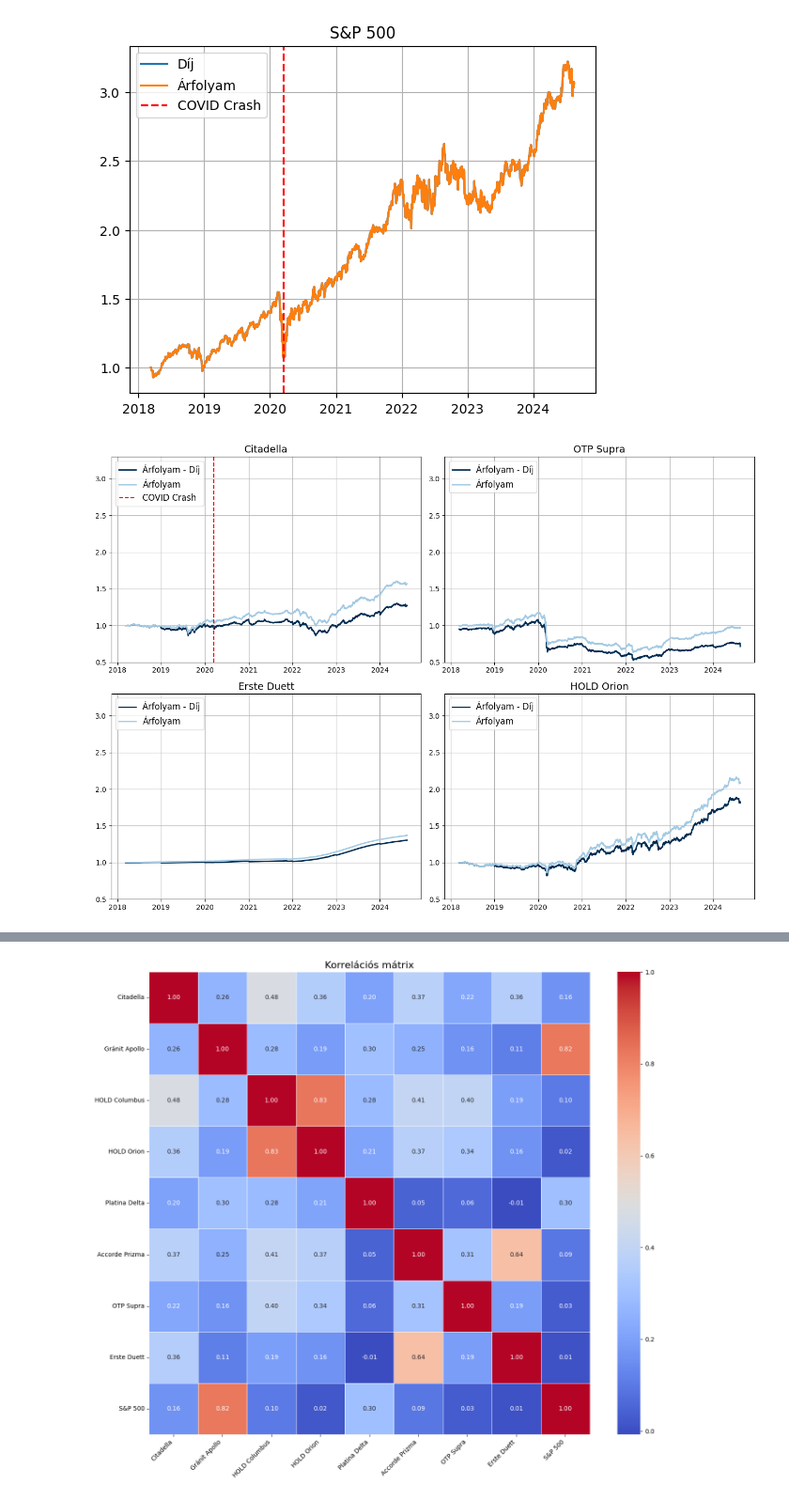
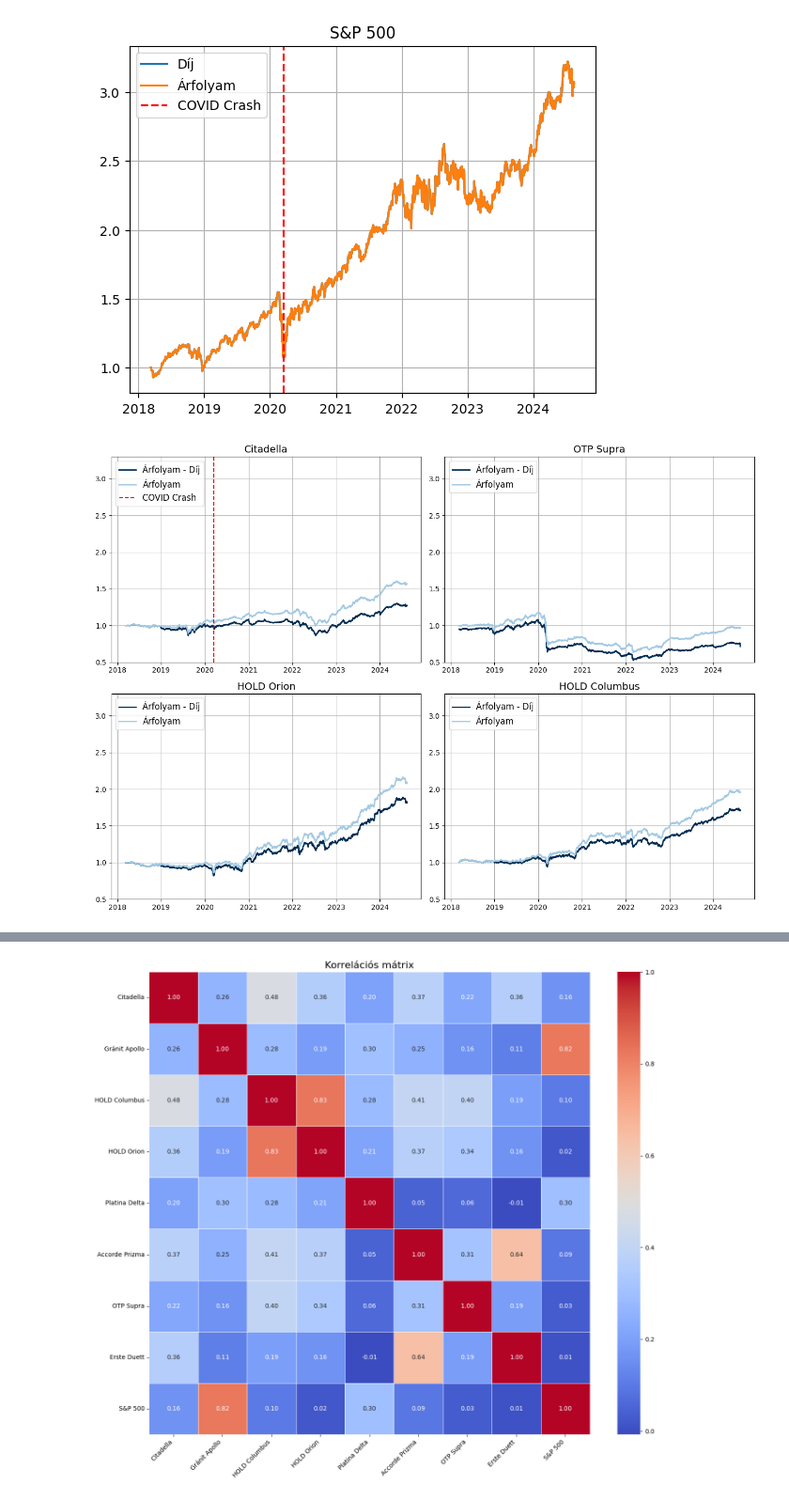
Before and after one commit to hakatiki/ETI-blog, a Jupyter notebook: content/blog/Befalapok/analysis-with-fees.ipynb, the cells around one changed output, grey strips where cells are left out. Shown at 94% size. Drawn from its saved outputs; the diff is of its cells as text; code cells hidden in the pictures.

```diff
--- a/content/blog/Befalapok/analysis-with-fees.ipynb
+++ b/content/blog/Befalapok/analysis-with-fees.ipynb
@@ -291,33 +291,33 @@ for col in df_fee.columns:
 # %%
 colors = {
     "Blue-20%": "#D1E4F1",
     "Blue-40%": "#A3CAE3",
     "Blue-80%": "#4695C8",
     "Blue": "#187ABA",
     "Navy-20%": "#CCD5DC",
     "Navy-40%": "#99AAB9",
     "Navy-80%": "#335574",
     "Navy": "#002B51"
 }
 fig, axs = plt.subplots(2, 2, figsize=(14, 10))
 axs = axs.flatten()
-for i, col in enumerate(['Citadella', 'OTP Supra', 'Erste Duett', 'HOLD Orion']):
+for i, col in enumerate(['Citadella', 'OTP Supra','HOLD Orion','HOLD Columbus' ]):
     axs[i].plot(pd.to_datetime(df_fee.index), df_fee[col], label='Árfolyam - Díj', color=colors["Navy"], linestyle='-', linewidth=2)
     axs[i].plot(pd.to_datetime(df.index), df[col], label='Árfolyam', color=colors["Blue-40%"], linestyle='-', linewidth=2)
     axs[i].set_title(col, fontsize=14)
     if col == "Citadella":
         axs[i].axvline(pd.to_datetime('2020-03-16'), color='red', linestyle='--', label='COVID Crash')
 
     axs[i].legend(loc='upper left', fontsize=12)
 
     # Fix the y-axis resolution (optional: customize as needed)
     axs[i].set_ylim([0.5, 3.3])
     axs[i].grid(True)
 plt.tight_layout(rect=[0.05, 0.05, 1, 1])
 plt.savefig('../../../static/Befalapok/dijak.svg', format='svg')
 plt.show()
 # %% [output]
-[figure, old version]
+[figure, new version]
 # %%
 fig, axs = plt.subplots(2, 2, figsize=(14, 10))
 axs = axs.flatten()
```
Also changed, not shown: parts of 1 cell of this notebook, 5 other files.
